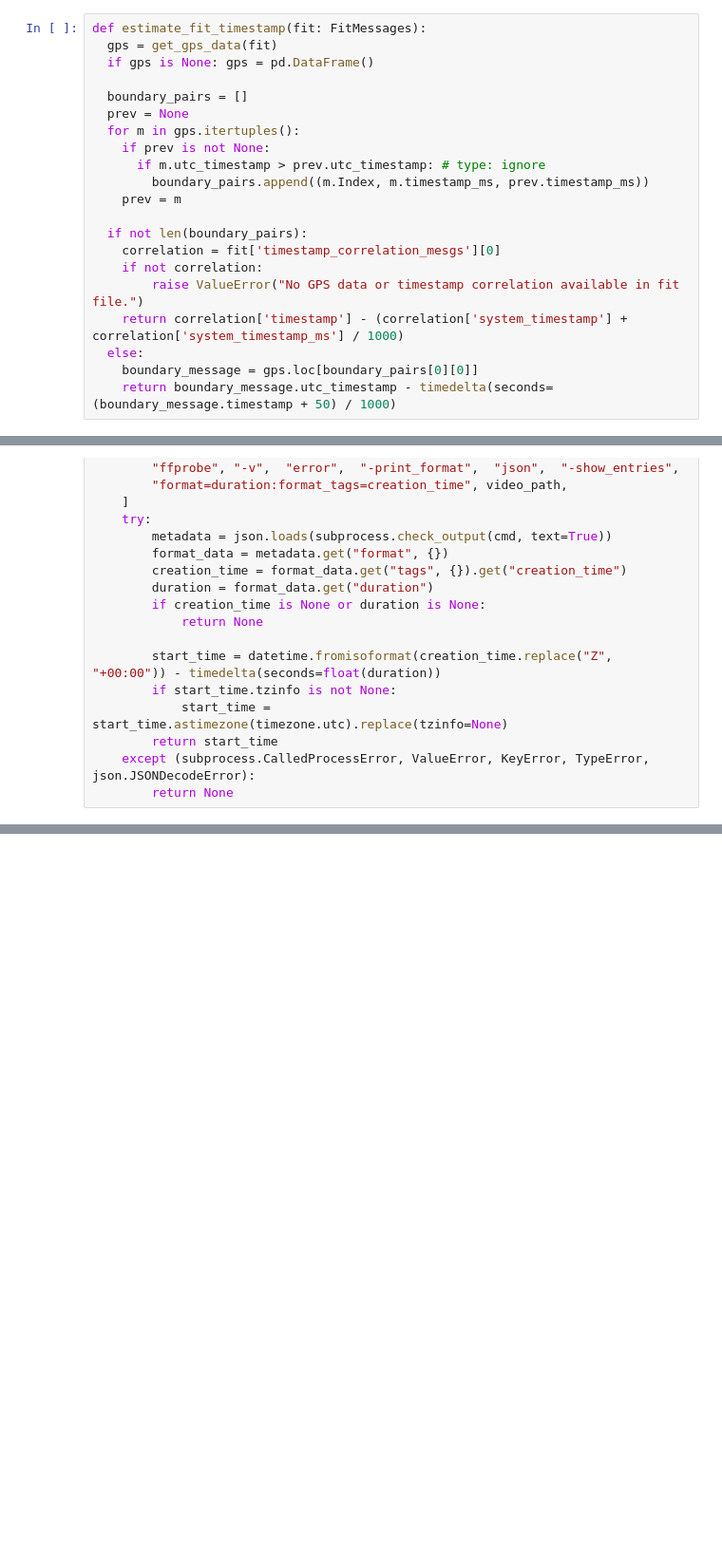
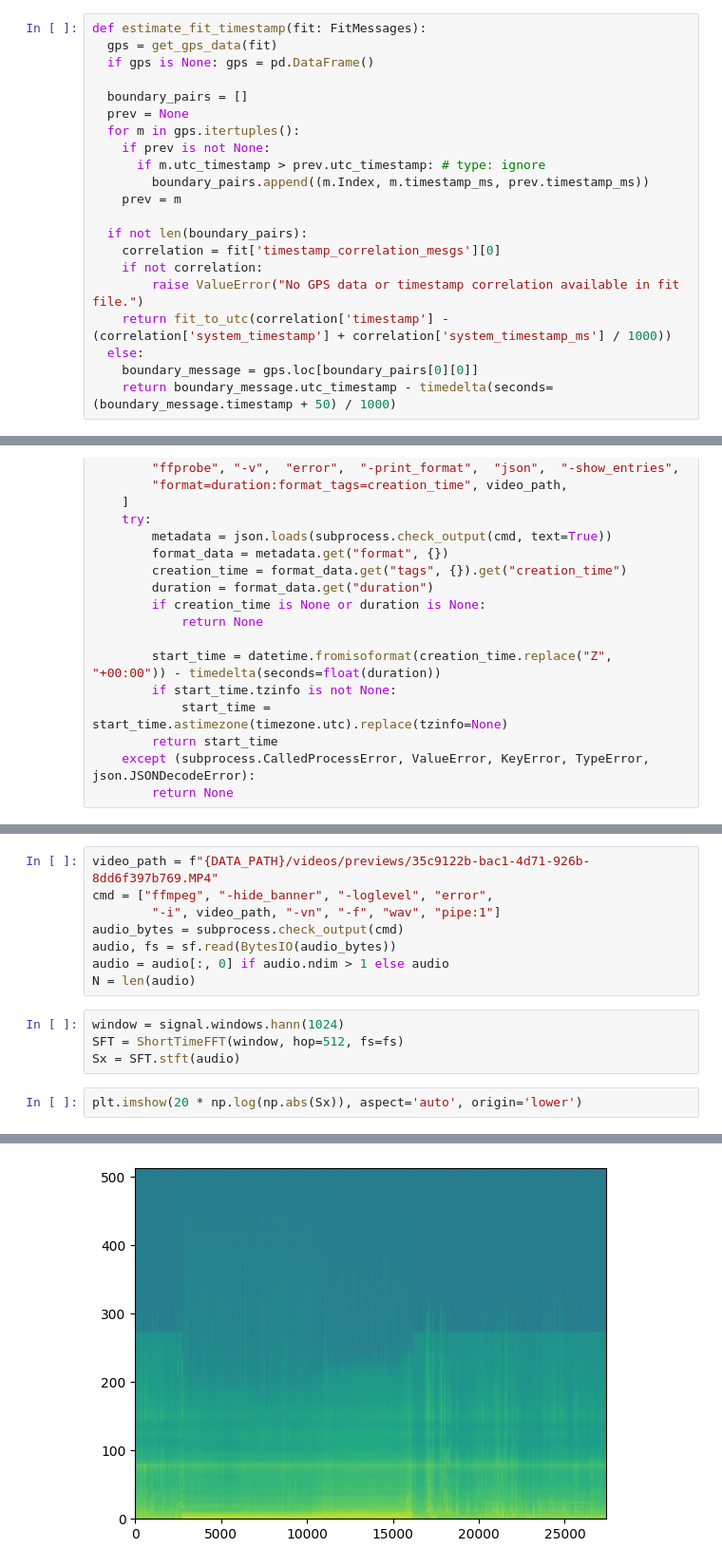
Before and after one commit to D0ugins/srs, a Jupyter notebook: backend/src/notebooks/match.ipynb, the cells around one changed output, grey strips where cells are left out. Shown at 95% size. Drawn from its saved outputs; the diff is of its cells as text; blank space fills up the shorter version.

```diff
--- a/backend/src/notebooks/match.ipynb
+++ b/backend/src/notebooks/match.ipynb
@@ -1303,7 +1303,7 @@ def estimate_fit_timestamp(fit: FitMessages):
     correlation = fit['timestamp_correlation_mesgs'][0]
     if not correlation:
         raise ValueError("No GPS data or timestamp correlation available in fit file.")
-    return correlation['timestamp'] - (correlation['system_timestamp'] + correlation['system_timestamp_ms'] / 1000)
+    return fit_to_utc(correlation['timestamp'] - (correlation['system_timestamp'] + correlation['system_timestamp_ms'] / 1000))
   else:
     boundary_message = gps.loc[boundary_pairs[0][0]]
     return boundary_message.utc_timestamp - timedelta(seconds=(boundary_message.timestamp + 50) / 1000)
@@ -2032,0 +2109,15 @@ def get_start_time(video_path):
+# %%
+video_path = f"{DATA_PATH}/videos/previews/35c9122b-bac1-4d71-926b-8dd6f397b769.MP4"
+cmd = ["ffmpeg", "-hide_banner", "-loglevel", "error",
+        "-i", video_path, "-vn", "-f", "wav", "pipe:1"]
+audio_bytes = subprocess.check_output(cmd)
+audio, fs = sf.read(BytesIO(audio_bytes))
+audio = audio[:, 0] if audio.ndim > 1 else audio
+N = len(audio)
+# %%
+window = signal.windows.hann(1024)
+SFT = ShortTimeFFT(window, hop=512, fs=fs)
+Sx = SFT.stft(audio)
+# %%
+plt.imshow(20 * np.log(np.abs(Sx)), aspect='auto', origin='lower')
+# %% [output]
@@ -2032,0 +2126 @@ def get_start_time(video_path):
+[figure, added]
```
Also changed, not shown: parts of 13 cells of this notebook, 1 other file.
